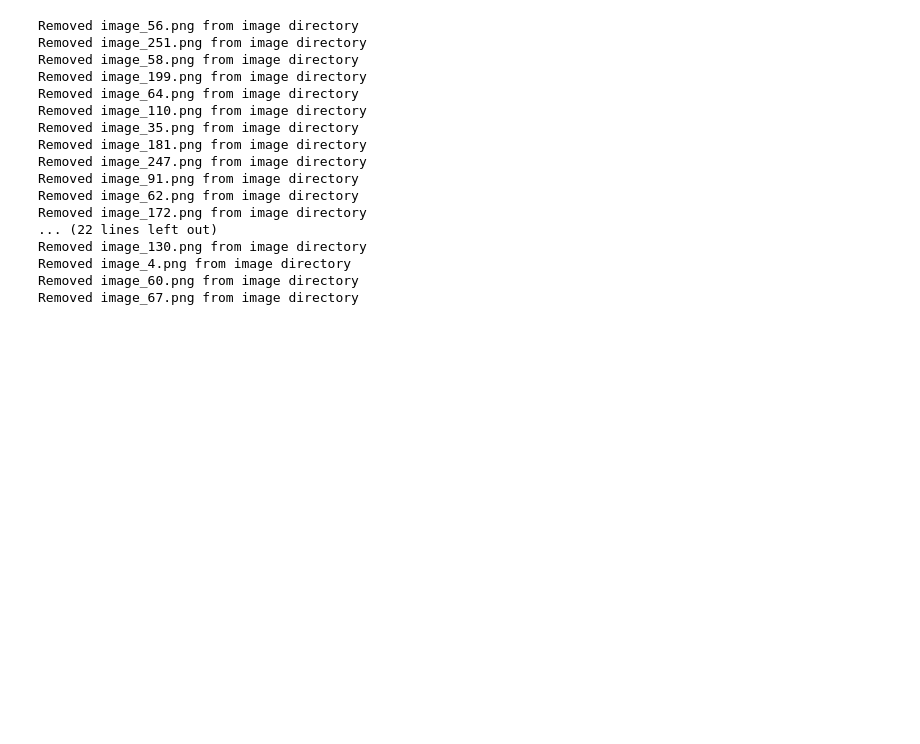
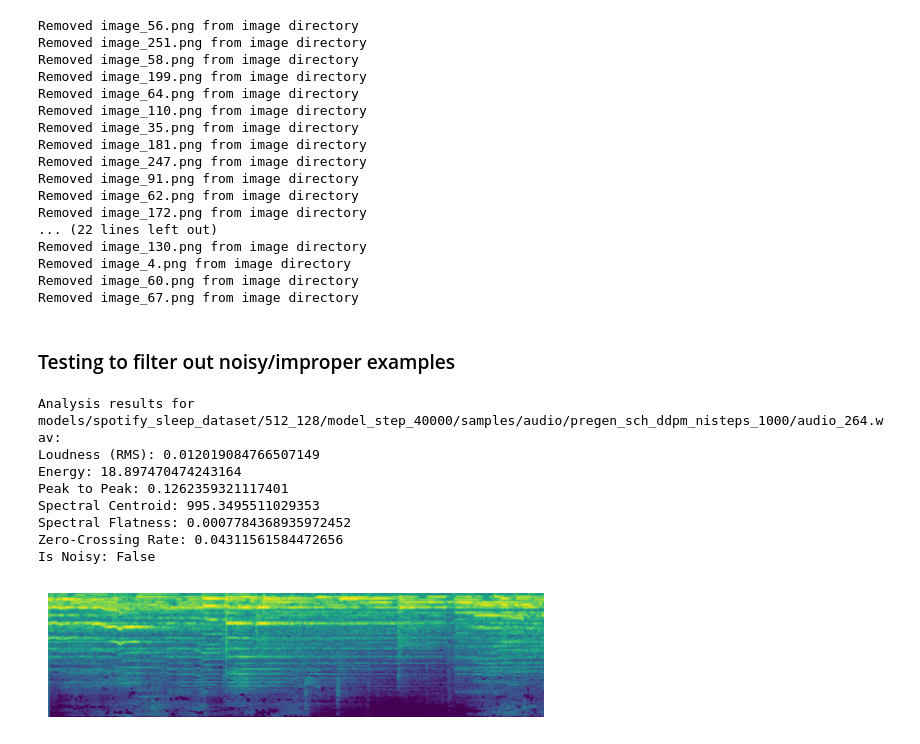
Before and after one commit to timohromadka/evaluation_study_app, a Jupyter notebook: testing.ipynb, the cells around one changed output. Drawn from its saved outputs; the diff is of its cells as text; code cells hidden in the pictures; blank space fills up the shorter version.

Commit message:
Add testing jupyter code to figure out audio range of values for filtering, e.g. too noisy

```diff
--- a/testing.ipynb
+++ b/testing.ipynb
@@ -47,3 +47,5 @@ Removed image_130.png from image directory
 Removed image_4.png from image directory
 Removed image_60.png from image directory
 Removed image_67.png from image directory
+# %% [markdown]
+### Testing to filter out noisy/improper examples
@@ -49,0 +88,37 @@ Removed image_67.png from image directory
+# %%
+import matplotlib.pyplot as plt
+import matplotlib.image as mpimg
+from IPython.display import Audio, display
+
+# Example of using the function
+index = 264
+audio_file_path = f'models/spotify_sleep_dataset/512_128/model_step_40000/samples/audio/pregen_sch_ddpm_nisteps_1000/audio_{index}.wav'
+image_file_path = f'models/spotify_sleep_dataset/512_128/model_step_40000/samples/images/pregen_sch_ddpm_nisteps_1000/image_{index}.png'  # Use the correct image extension
+
+results = analyze_audio(audio_file_path)
+
+print(f"Analysis results for {audio_file_path}:")
+print(f"Loudness (RMS): {results['loudness']}")
+print(f"Energy: {results['energy']}")
+print(f"Peak to Peak: {results['peak_to_peak']}")
+print(f"Spectral Centroid: {results['spectral_centroid']}")
+print(f"Spectral Flatness: {results['spectral_flatness']}")
+print(f"Zero-Crossing Rate: {results['zero_crossing_rate']}")
+print(f"Is Noisy: {results['is_noisy']}")
+
+img = mpimg.imread(image_file_path)
+plt.imshow(img)
+plt.axis('off')
+plt.show()
+
+display(Audio(audio_file_path, autoplay=False))
+# %% [output]
+Analysis results for models/spotify_sleep_dataset/512_128/model_step_40000/samples/audio/pregen_sch_ddpm_nisteps_1000/audio_264.wav:
+Loudness (RMS): 0.012019084766507149
+Energy: 18.897470474243164
+Peak to Peak: 0.1262359321117401
+Spectral Centroid: 995.3495511029353
+Spectral Flatness: 0.0007784368935972452
+Zero-Crossing Rate: 0.04311561584472656
+Is Noisy: False
+[figure, added]
```
Also changed, not shown: parts of 2 cells of this notebook.
